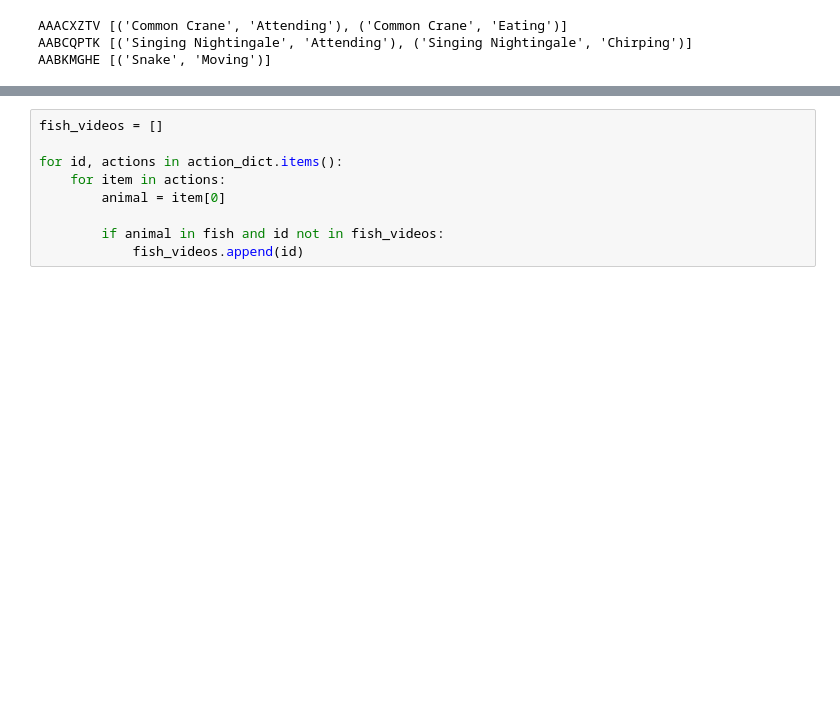
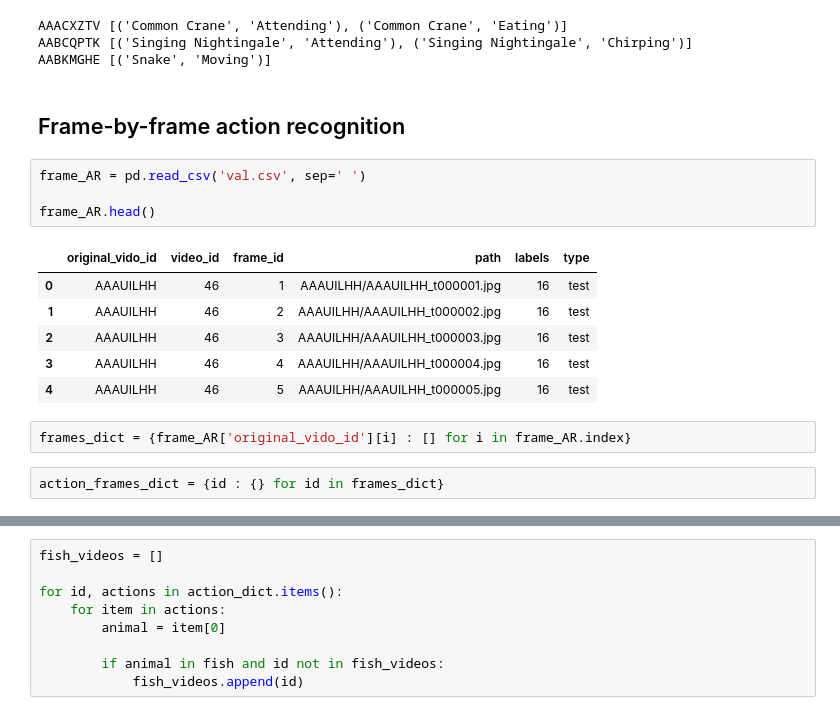
Before and after one commit to ZsofiaK/masterthesis, a Jupyter notebook: Animal Kingdom/AK_AR_exploration.ipynb, the cells around one changed output, grey strips where cells are left out. Drawn from its saved outputs; the diff is of its cells as text; blank space fills up the shorter version.

```diff
--- a/Animal Kingdom/AK_AR_exploration.ipynb
+++ b/Animal Kingdom/AK_AR_exploration.ipynb
@@ -45,3 +45,20 @@ for id, actions in list(action_dict.items())[:3]:
 AAACXZTV [('Common Crane', 'Attending'), ('Common Crane', 'Eating')]
 AABCQPTK [('Singing Nightingale', 'Attending'), ('Singing Nightingale', 'Chirping')]
 AABKMGHE [('Snake', 'Moving')]
+# %% [markdown]
+## Frame-by-frame action recognition
+# %%
+frame_AR = pd.read_csv('val.csv', sep=' ')
+
+frame_AR.head()
+# %% [output]
+|  | original_vido_id | video_id | frame_id | path | labels | type |
+| 0 | AAAUILHH | 46 | 1 | AAAUILHH/AAAUILHH_t000001.jpg | 16 | test |
+| 1 | AAAUILHH | 46 | 2 | AAAUILHH/AAAUILHH_t000002.jpg | 16 | test |
+| 2 | AAAUILHH | 46 | 3 | AAAUILHH/AAAUILHH_t000003.jpg | 16 | test |
+| 3 | AAAUILHH | 46 | 4 | AAAUILHH/AAAUILHH_t000004.jpg | 16 | test |
+| 4 | AAAUILHH | 46 | 5 | AAAUILHH/AAAUILHH_t000005.jpg | 16 | test |
+# %%
+frames_dict = {frame_AR['original_vido_id'][i] : [] for i in frame_AR.index}
+# %%
+action_frames_dict = {id : {} for id in frames_dict}
```
Also changed, not shown: parts of 9 cells of this notebook, 1 other file.
